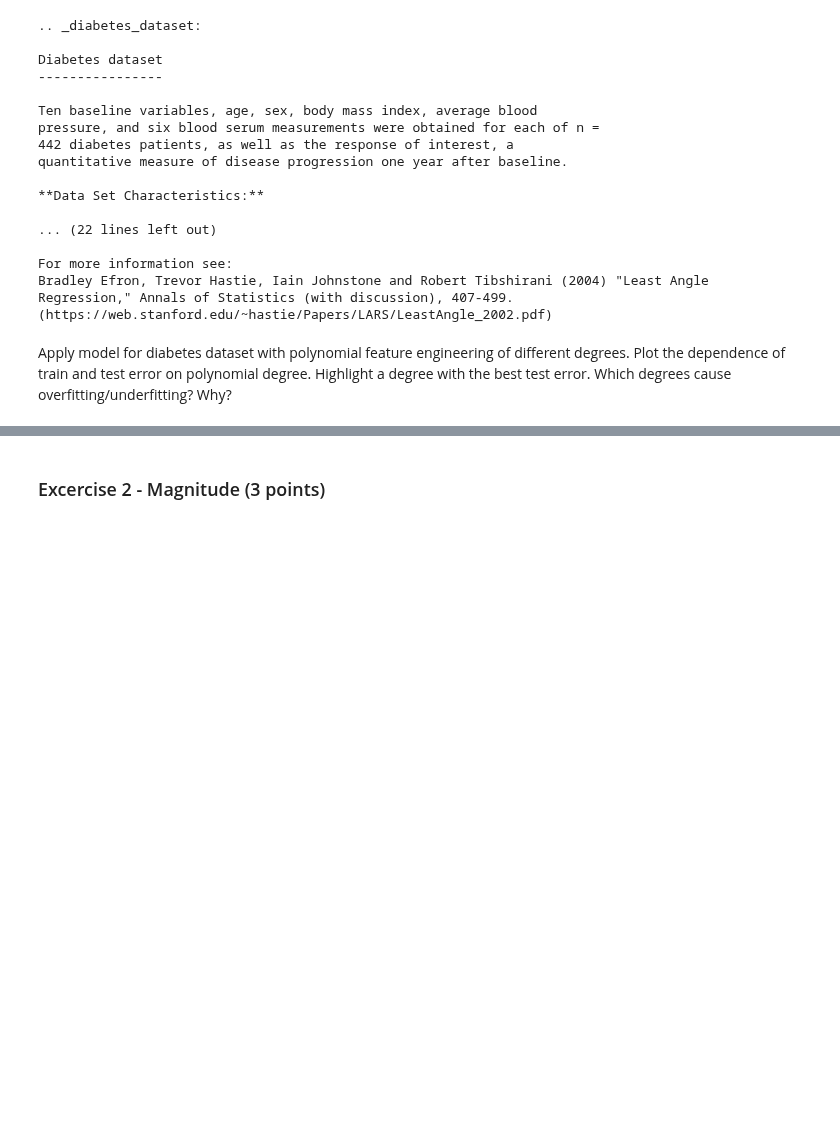
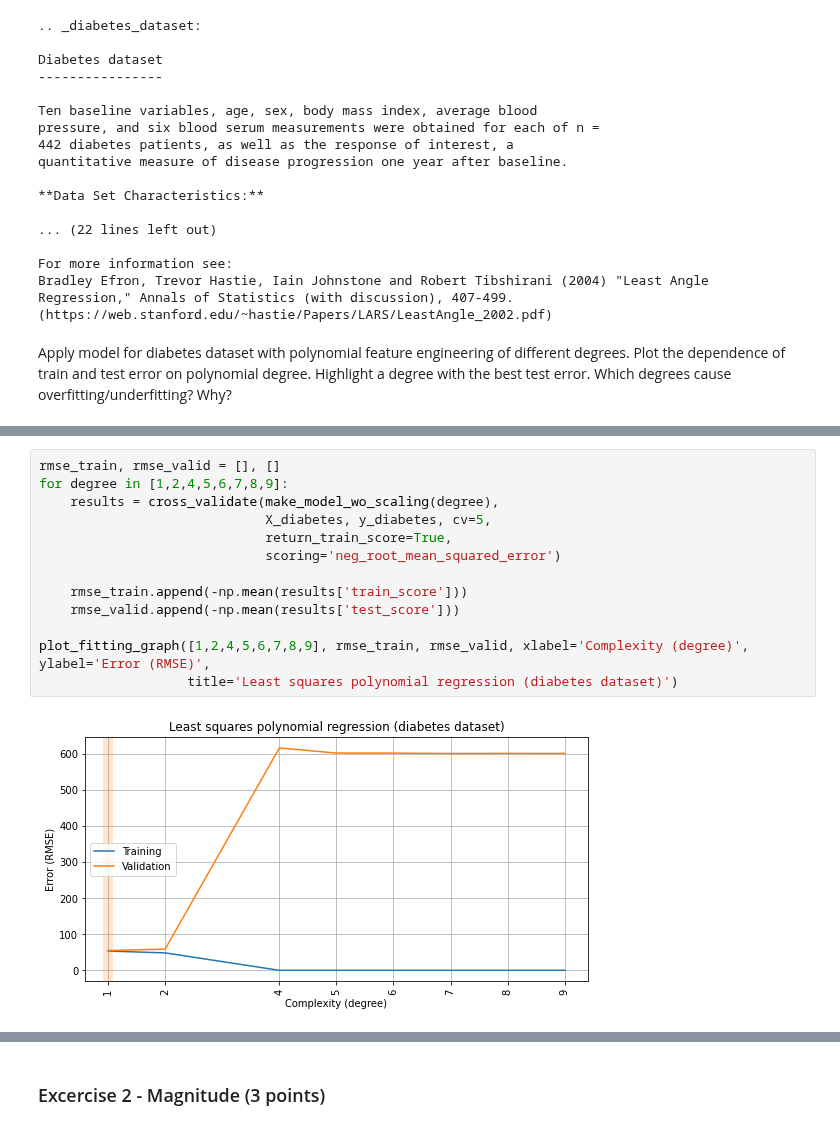
Before and after one commit to Bayramova/rs_school_assignments, a Jupyter notebook: overfitting_regularization.ipynb, the cells around one changed output, grey strips where cells are left out. Drawn from its saved outputs; the diff is of its cells as text; blank space fills up the shorter version.

```diff
--- a/overfitting_regularization.ipynb
+++ b/overfitting_regularization.ipynb
@@ -371,0 +420,15 @@ Apply model for diabetes dataset with polynomial feature engineering of differen
+# %%
+rmse_train, rmse_valid = [], []
+for degree in [1,2,4,5,6,7,8,9]:
+    results = cross_validate(make_model_wo_scaling(degree),
+                             X_diabetes, y_diabetes, cv=5,
+                             return_train_score=True,
+                             scoring='neg_root_mean_squared_error')
+
+    rmse_train.append(-np.mean(results['train_score']))
+    rmse_valid.append(-np.mean(results['test_score']))
+
+plot_fitting_graph([1,2,4,5,6,7,8,9], rmse_train, rmse_valid, xlabel='Complexity (degree)', ylabel='Error (RMSE)',
+                   title='Least squares polynomial regression (diabetes dataset)')
+# %% [output]
+[figure, added]
```
Also changed, not shown: parts of 8 cells of this notebook.
